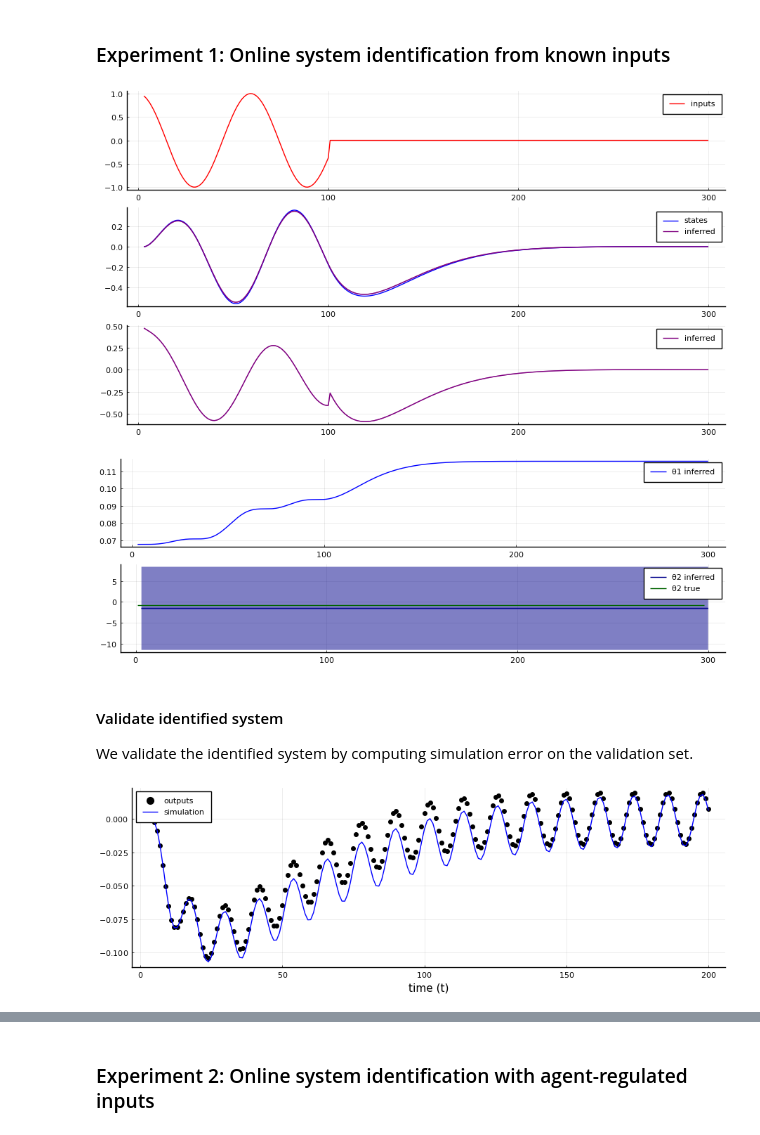
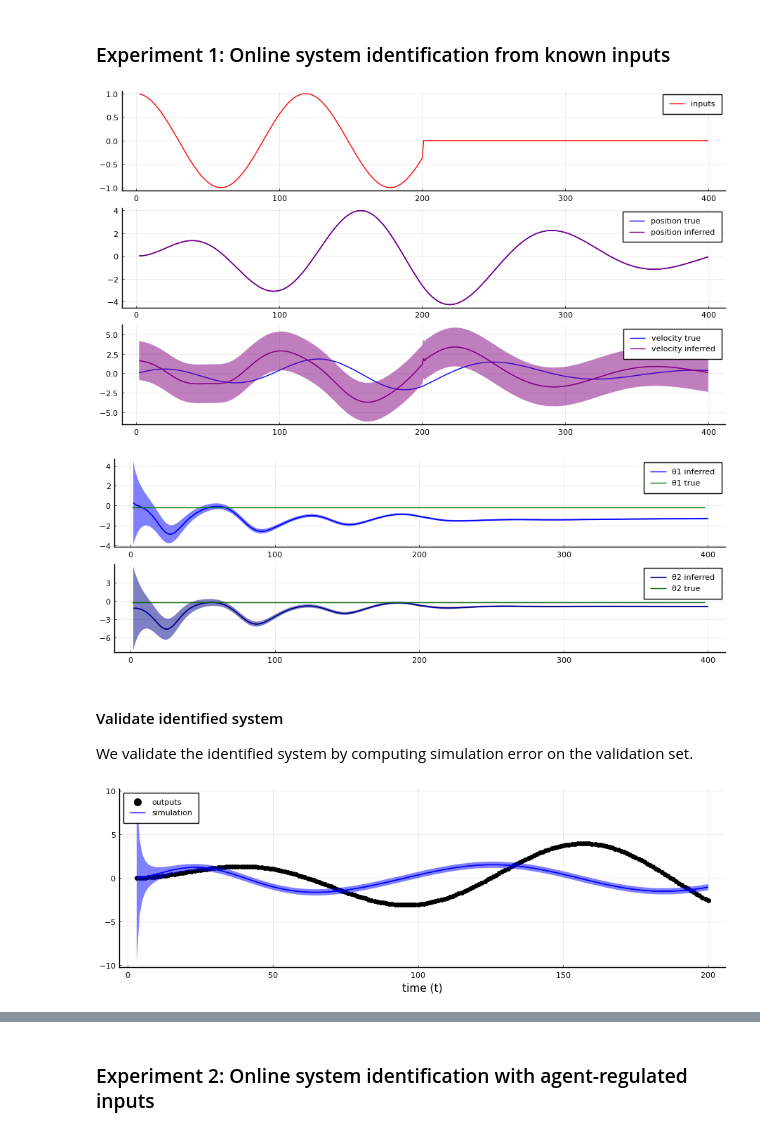
Before and after one commit to wmkouw/actinf-oscillator, a Jupyter notebook: demo_ActInf-GFX-oscillator.ipynb, the cells around one changed output, grey strips where cells are left out. Saved outputs shown, nothing was run; the diff lists cells and outputs as text; code cells hidden in the pictures.

Commit message:
Updated description and control coefficient message

```diff
--- a/demo_ActInf-GFX-oscillator.ipynb
+++ b/demo_ActInf-GFX-oscillator.ipynb
@@ -42,13 +68,13 @@ pyplot();
 # Sampling step size
 Δt = 0.1
 
-# Dynamical parameters
-m = 0.8
-c = 0.9
-k = 0.75
+# Physical parameters
+m = 2.0
+c = 0.4
+k = 0.4
 
 # Measurement noise precision
 ξ_true = Inf
 
 # Pack parameters
-sys_params = (m, c, k, ξ_true);
+phys_params = (m, c, k, ξ_true);
@@ -73,12 +117,12 @@ S = [1. Δt; 0. 1.]
 s = [0., Δt]
 
 # State transition coefficients
-θ1 = -.2
-θ2 = -.8
+θ1 = -k/m
+θ2 = -c/m
 θ_true = [θ1, θ2]
 
 # Control coefficient
-η_true = 0.5
+η_true = 1/m
 
 # Pack substituted variables
 subs_params = (θ_true, η_true, ξ_true)
@@ -210,12 +264,12 @@ eval(Meta.parse(algorithmSourceCode(algo)));
 ### Experiment 1: Online system identification from known inputs
 # %%
 # Time horizon
-T = 300
+T = 400
 stop = T-200
 
 # Design input signal
-input = [cos.((1:stop)./ (3*π)); zeros(length(stop+1:T),)]
-# inputs = [mean(sin.(t./ (0.1:.1:6 .*π))) for t in 1:T];
+input = [cos.((1:stop)./ (6*π)); zeros(length(stop+1:T),)]
+# input = [0; 0; 1; zeros(T-3,)];
 # %%
 using GFX
 # %%
@@ -287,25 +341,26 @@ est_coeffs = (zeros(T,2), zeros(T,2,2))
     est_coeffs[2][k,:,:] = inv(pc(marginals[:θ]))
 end
 # %%
-p201 = plot(3:T, input[3:T], color="red", label="inputs")
-p202 = plot(3:T, states[3:T,1], markersize=2, color="blue", label="states")
-plot!(3:T, est_states[1][3:T,1], color="purple", label="inferred")
-plot!(3:T, est_states[1][3:T,1], ribbon=[est_states[2][3:T,1,1], est_states[2][3:T,1,1]], alpha=0.5, color="purple", label="")
-p203 = plot(3:T, est_states[1][3:T,2], color="purple", label="inferred")
-plot!(3:T, est_states[1][3:T,2], ribbon=[est_states[2][3:T,2,2], est_states[2][3:T,2,2]], alpha=0.5, color="purple", label="")
+p201 = plot(2:T, input[2:T], color="red", label="inputs")
+p202 = plot(2:T, states[2:T,1], markersize=2, color="blue", label="position true")
+plot!(2:T, est_states[1][2:T,1], color="purple", label="position inferred")
+plot!(2:T, est_states[1][2:T,1], ribbon=[est_states[2][2:T,1,1], est_states[2][2:T,1,1]], alpha=0.5, color="purple", label="")
+p203 = plot(2:T, states[2:T,2], markersize=2, color="blue", label="velocity true")
+plot!(2:T, est_states[1][2:T,2], color="purple", label="velocity inferred")
+plot!(2:T, est_states[1][2:T,2], ribbon=[est_states[2][2:T,2,2], est_states[2][2:T,2,2]], alpha=0.5, color="purple", label="")
 plot(p201, p202, p203, layout=(3,1), size=(900,500))
 # %% [output]
-[figure, old version]
+[figure, new version]
 # %%
-p1 = plot(3:T, est_coeffs[1][3:T,1], color="blue", label="θ1 inferred")
-plot(3:T, est_coeffs[1][3:T,1], ribbon=[sqrt.(est_coeffs[2][3:T,1,1]), sqrt.(est_coeffs[2][3:T,1,1])], color="blue", label="")
+p1 = plot(2:T, est_coeffs[1][2:T,1], color="blue", label="θ1 inferred")
+plot!(2:T, est_coeffs[1][2:T,1], ribbon=[sqrt.(est_coeffs[2][2:T,1,1]), sqrt.(est_coeffs[2][2:T,1,1])], color="blue", label="")
 plot!(θ_true[1]*ones(T-2,), label="θ1 true", color="green")
-p2 = plot(3:T, est_coeffs[1][3:T,2], color="darkblue", label="θ2 inferred")
-plot!(3:T, est_coeffs[1][3:T,2], ribbon=[sqrt.(est_coeffs[2][3:T,2,2]), sqrt.(est_coeffs[2][3:T,2,2])], color="darkblue", label="")
+p2 = plot(2:T, est_coeffs[1][2:T,2], color="darkblue", label="θ2 inferred")
+plot!(2:T, est_coeffs[1][2:T,2], ribbon=[sqrt.(est_coeffs[2][2:T,2,2]), sqrt.(est_coeffs[2][2:T,2,2])], color="darkblue", label="")
 plot!(θ_true[2]*ones(T-2,), label="θ2 true", color="darkgreen")
 plot(p1,p2, layout=(2,1), size=(900,300))
 # %% [output]
-[figure, old version]
+[figure, new version]
 # %% [markdown]
 #### Validate identified system
 
@@ -356,12 +398,12 @@ end
 zoom = 3:min(200,T_val)
 
 # Plot predictions
-p23 = scatter(zoom, outputs_val[zoom], label="outputs", xlabel="time (t)", color="black", size=(900,300), legend=:topleft)
+p23 = scatter(zoom, output_val[zoom], label="outputs", xlabel="time (t)", color="black", size=(900,300), legend=:topleft)
 # plot!(zoom, inputs_val[zoom], label="inputs", color="red")
 plot!(zoom, preds[1][zoom,1], label="simulation", color="blue")
-# plot!(zoom, preds[1][zoom], ribbon=[sqrt.(inv.(preds[2][zoom])), sqrt.(inv.(preds[2][zoom]))], label="", color="blue")
+plot!(zoom, preds[1][zoom], ribbon=[sqrt.(inv.(preds[2][zoom])), sqrt.(inv.(preds[2][zoom]))], label="", color="blue")
 # %% [output]
-[figure, old version]
+[figure, new version]
 # %%
 Plots.savefig(p23, "figures/simulations.png")
 # %%
```
Also changed, not shown: parts of 19 cells of this notebook, 3 other files.
